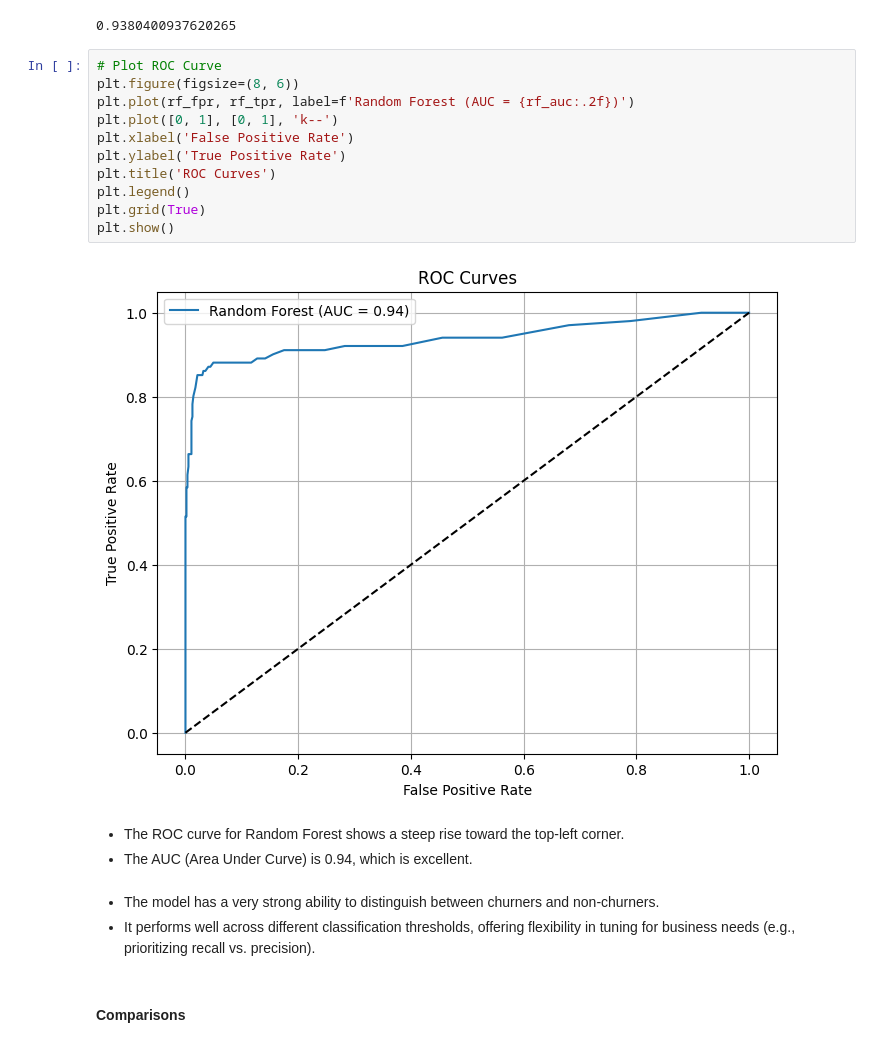
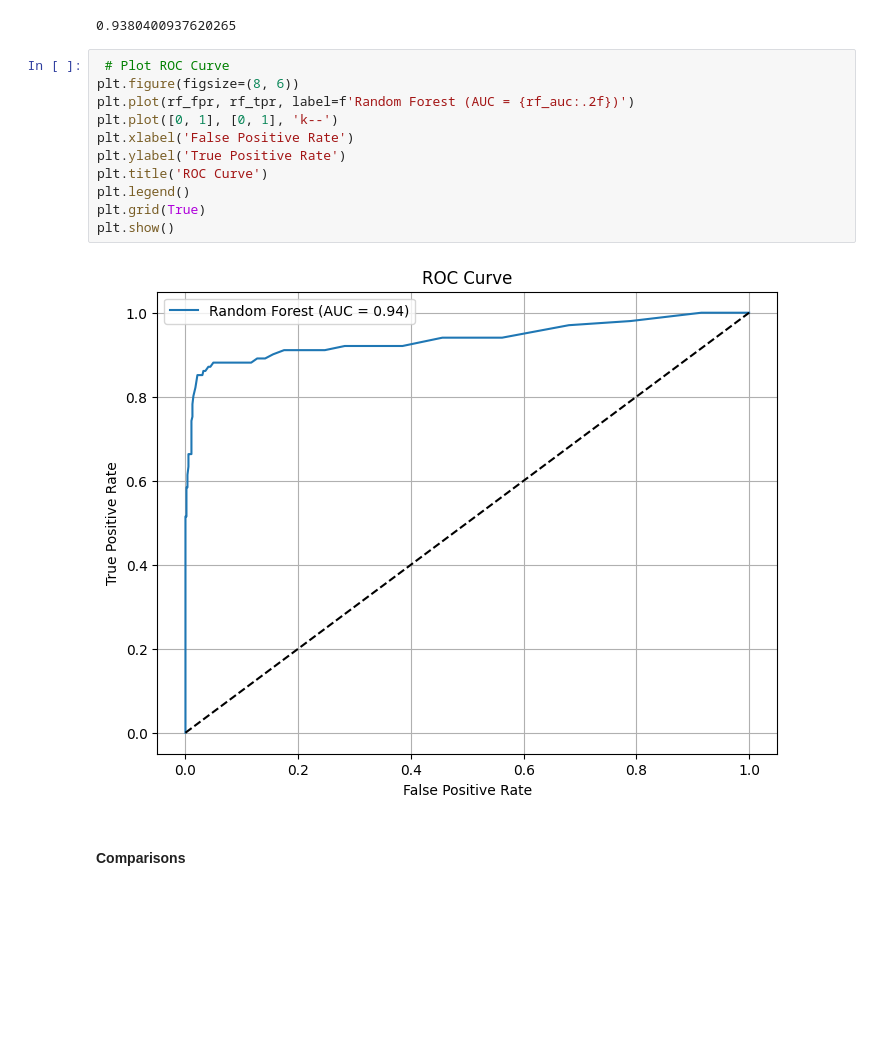
Before and after one commit to Kissienya/Phase3-Moringa-Project, a Jupyter notebook: SyriaTelCustomerChurn.ipynb, the cells around one changed output. Cells and saved outputs as stored; diff of their text form; blank space fills up the shorter version.

```diff
--- a/SyriaTelCustomerChurn.ipynb
+++ b/SyriaTelCustomerChurn.ipynb
@@ -429,25 +431,19 @@ rf_auc = auc(rf_fpr, rf_tpr)
 rf_auc
 # %% [output]
 0.9380400937620265
-# %%
-# Plot ROC Curve
-plt.figure(figsize=(8, 6))
-plt.plot(rf_fpr, rf_tpr, label=f'Random Forest (AUC = {rf_auc:.2f})')
-plt.plot([0, 1], [0, 1], 'k--')
-plt.xlabel('False Positive Rate')
-plt.ylabel('True Positive Rate')
-plt.title('ROC Curves')
-plt.legend()
-plt.grid(True)
-plt.show()
-# %% [output]
-[figure, removed]
-# %% [markdown]
-* The ROC curve for Random Forest shows a steep rise toward the top-left corner.
-* The AUC (Area Under Curve) is 0.94, which is excellent.
-# %% [markdown]
-* The model has a very strong ability to distinguish between churners and non-churners.
-* It performs well across different classification thresholds, offering flexibility in tuning for business needs (e.g., prioritizing recall vs. precision).
+# %%
+ # Plot ROC Curve
+plt.figure(figsize=(8, 6))
+plt.plot(rf_fpr, rf_tpr, label=f'Random Forest (AUC = {rf_auc:.2f})')
+plt.plot([0, 1], [0, 1], 'k--')
+plt.xlabel('False Positive Rate')
+plt.ylabel('True Positive Rate')
+plt.title('ROC Curve')
+plt.legend()
+plt.grid(True)
+plt.show()
+# %% [output]
+[figure, added]
 # %% [markdown]
 #### Comparisons
 # %%
```
Also changed, not shown: parts of 2 cells of this notebook.
